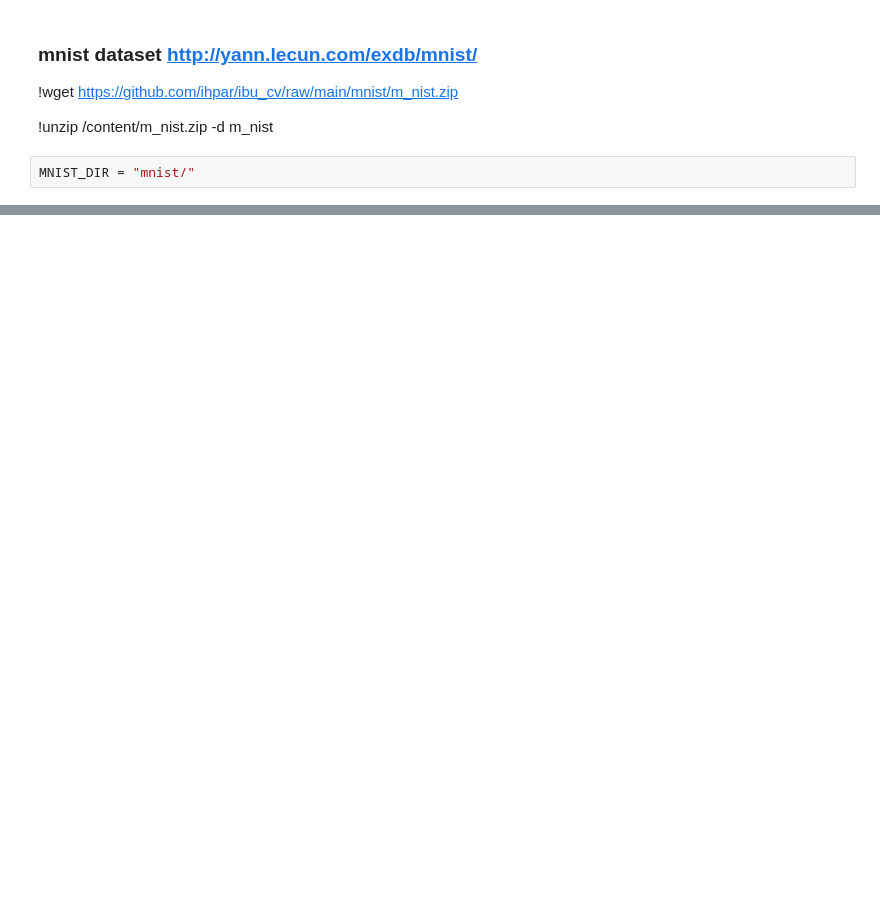
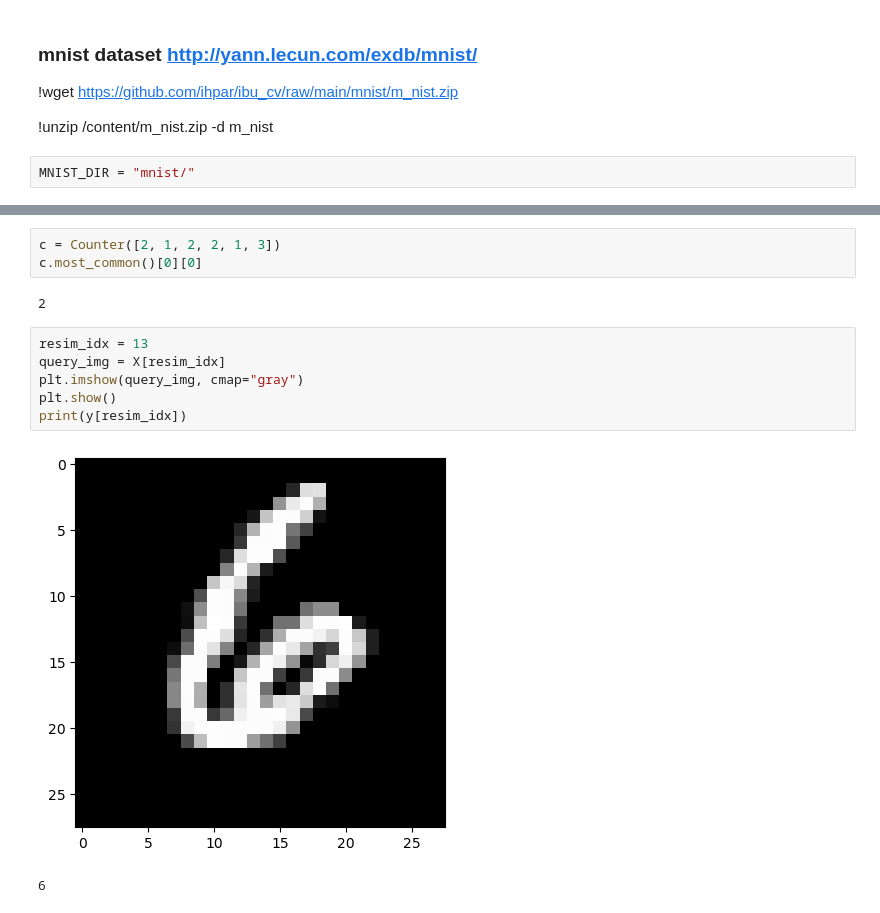
Before and after one commit to ihpar/cvp, a Jupyter notebook: Uygulama/0_hello.ipynb, the cells around one changed output, grey strips where cells are left out. Saved outputs shown, nothing was run; the diff lists cells and outputs as text; blank space fills up the shorter version.

```diff
--- a/Uygulama/0_hello.ipynb
+++ b/Uygulama/0_hello.ipynb
@@ -32,0 +82,14 @@ plt.show()
+# %%
+c = Counter([2, 1, 2, 2, 1, 3])
+c.most_common()[0][0]
+# %% [output]
+2
+# %%
+resim_idx = 13
+query_img = X[resim_idx]
+plt.imshow(query_img, cmap="gray")
+plt.show()
+print(y[resim_idx])
+# %% [output]
+[figure, added]
+6
```
Also changed, not shown: parts of 16 cells of this notebook.
